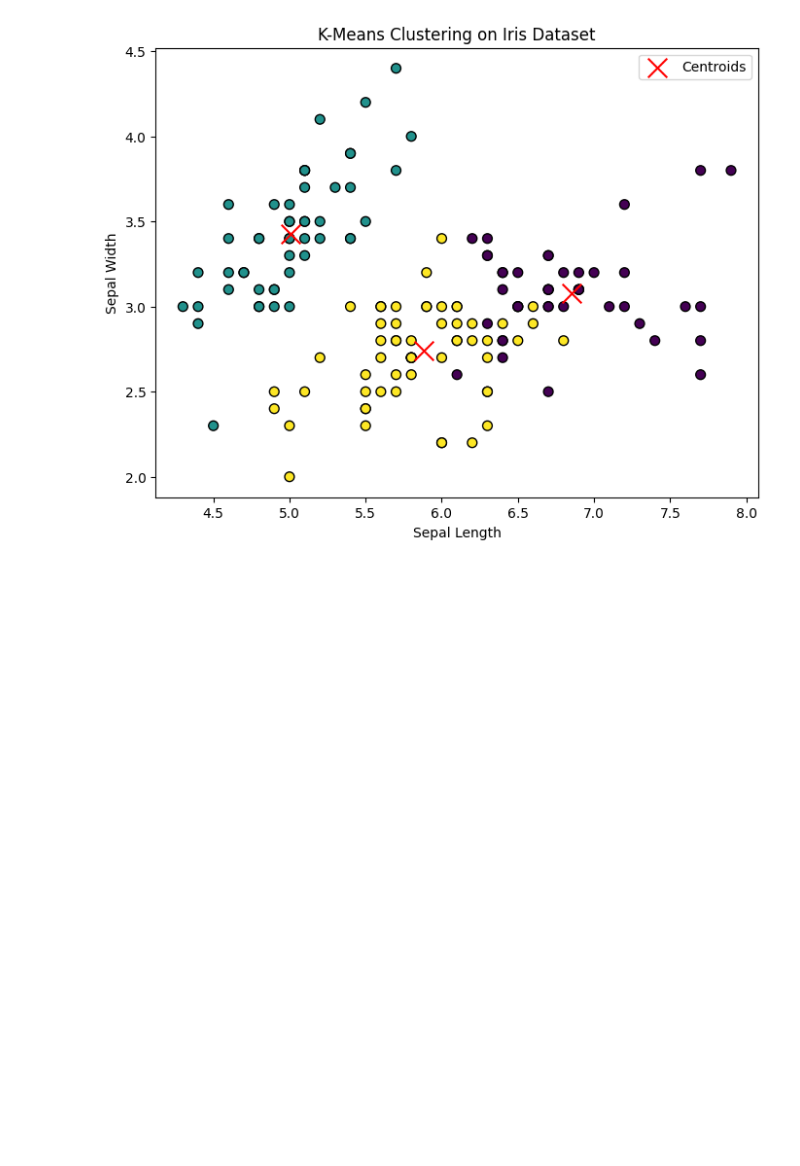
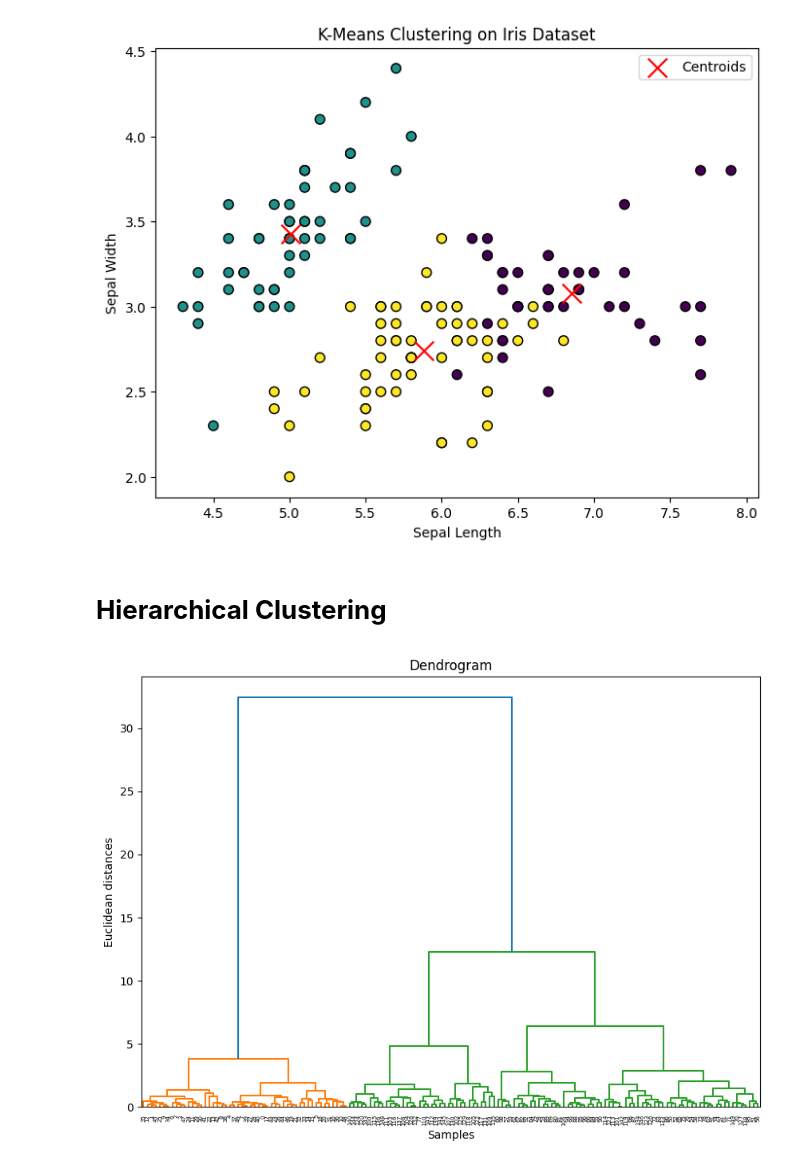
Before and after one commit to Aleena24/Medium_repo, a Jupyter notebook: ClusteringAlgorithm.ipynb, the cells around one changed output. Cells and saved outputs as stored; diff of their text form; code cells hidden in the pictures; blank space fills up the shorter version.

```diff
--- a/ClusteringAlgorithm.ipynb
+++ b/ClusteringAlgorithm.ipynb
@@ -31,3 +31,5 @@ plt.legend()
 plt.show()
 # %% [output]
 [figure]
+# %% [markdown]
+# **Hierarchical Clustering**
@@ -33,0 +42,14 @@ plt.show()
+# %%
+# Load the Iris dataset
+data = load_iris()
+X = data.data  # Features (sepal length, sepal width, petal length, petal width)
+# %%
+# Visualize the dendrogram to decide on the number of clusters
+plt.figure(figsize=(10, 7))
+dendrogram = sch.dendrogram(sch.linkage(X, method='ward'))
+plt.title('Dendrogram')
+plt.xlabel('Samples')
+plt.ylabel('Euclidean distances')
+plt.show()
+# %% [output]
+[figure, added]
```
Also changed, not shown: parts of 3 cells of this notebook.
